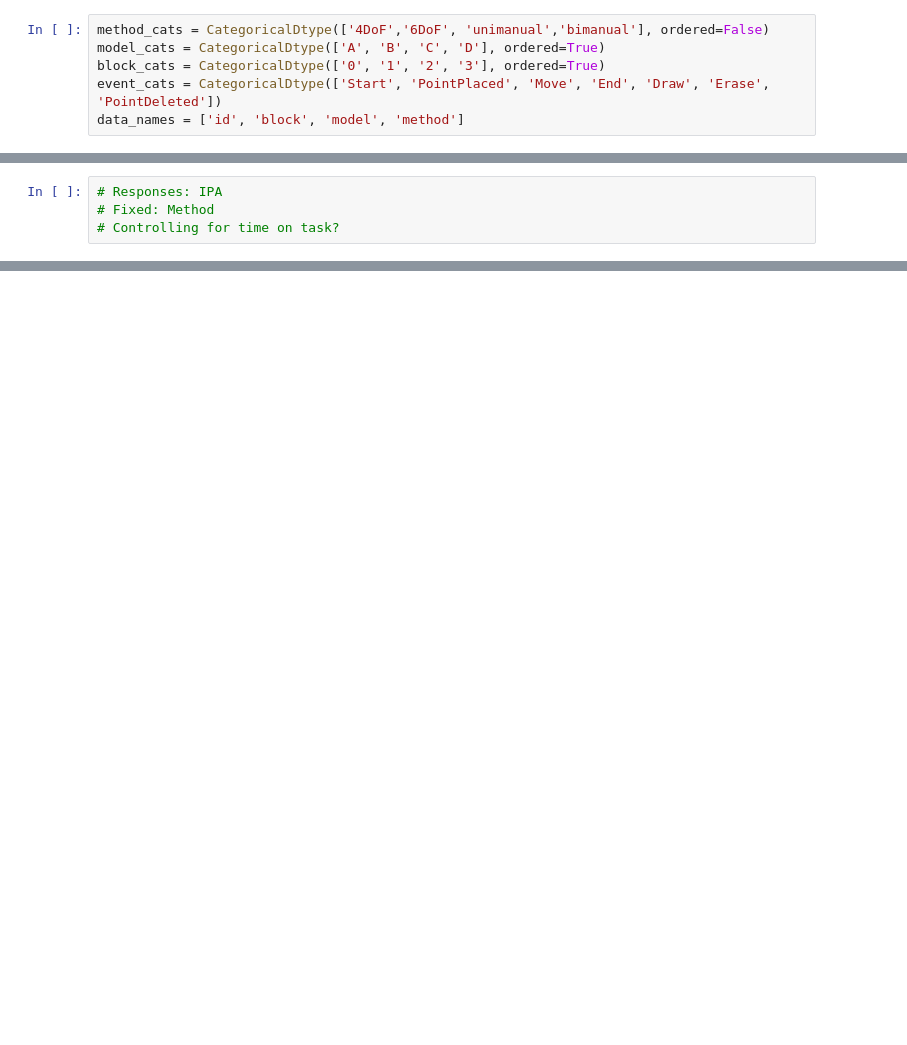
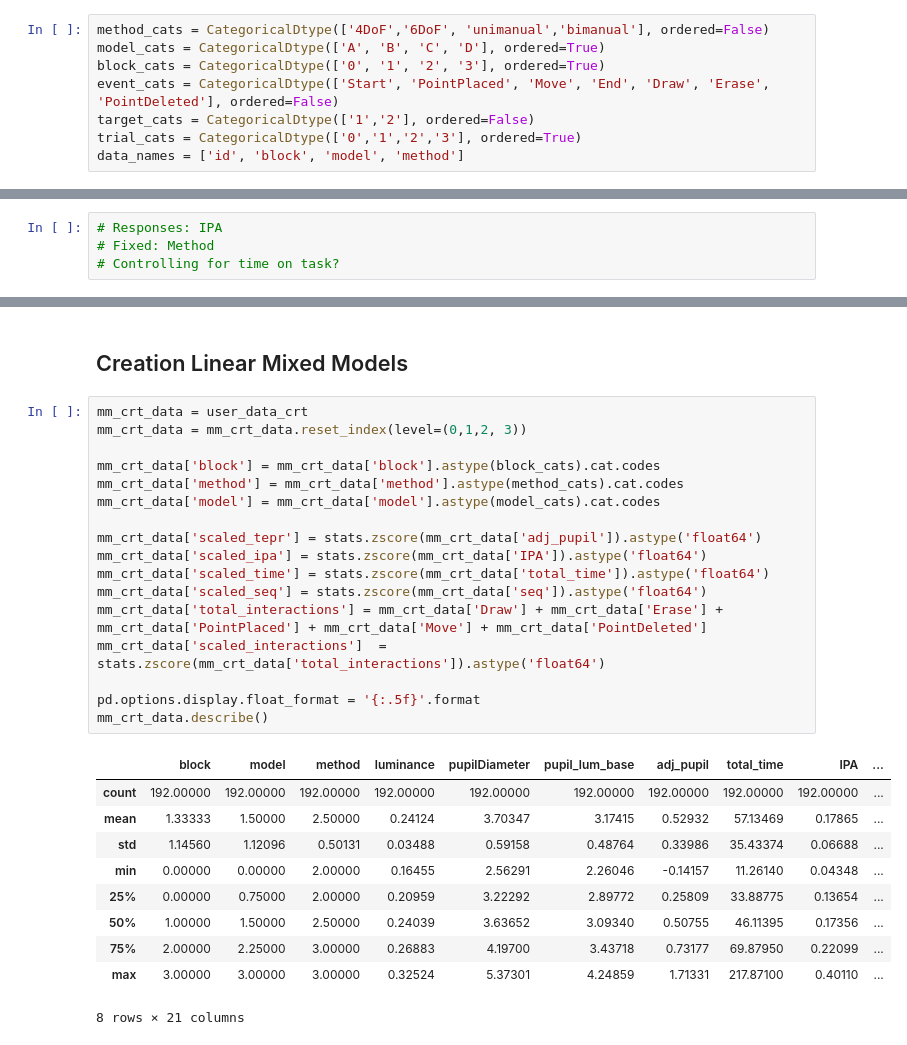
Before and after one commit to courtnicole/3d-path-cognition, a Jupyter notebook: mixedmodel.ipynb, the cells around one changed output, grey strips where cells are left out. Drawn from its saved outputs; the diff is of its cells as text; blank space fills up the shorter version.

```diff
--- a/mixedmodel.ipynb
+++ b/mixedmodel.ipynb
@@ -125,7 +127,9 @@ accom_time = pd.to_timedelta(0.5, unit='s')
 method_cats = CategoricalDtype(['4DoF','6DoF', 'unimanual','bimanual'], ordered=False)
 model_cats = CategoricalDtype(['A', 'B', 'C', 'D'], ordered=True)
 block_cats = CategoricalDtype(['0', '1', '2', '3'], ordered=True)
-event_cats = CategoricalDtype(['Start', 'PointPlaced', 'Move', 'End', 'Draw', 'Erase', 'PointDeleted'])
+event_cats = CategoricalDtype(['Start', 'PointPlaced', 'Move', 'End', 'Draw', 'Erase', 'PointDeleted'], ordered=False)
+target_cats = CategoricalDtype(['1','2'], ordered=False)
+trial_cats = CategoricalDtype(['0','1','2','3'], ordered=True)
 data_names = ['id', 'block', 'model', 'method']
 # %%
 def process_gaze_luminance_data(stream_df):
@@ -539,0 +810,30 @@ method Var          0.722    0.525
+# %% [markdown]
+## Creation Linear Mixed Models
+# %%
+mm_crt_data = user_data_crt
+mm_crt_data = mm_crt_data.reset_index(level=(0,1,2, 3))
+
+mm_crt_data['block'] = mm_crt_data['block'].astype(block_cats).cat.codes
+mm_crt_data['method'] = mm_crt_data['method'].astype(method_cats).cat.codes
+mm_crt_data['model'] = mm_crt_data['model'].astype(model_cats).cat.codes
+
+mm_crt_data['scaled_tepr'] = stats.zscore(mm_crt_data['adj_pupil']).astype('float64')
+mm_crt_data['scaled_ipa'] = stats.zscore(mm_crt_data['IPA']).astype('float64')
+mm_crt_data['scaled_time'] = stats.zscore(mm_crt_data['total_time']).astype('float64')
+mm_crt_data['scaled_seq'] = stats.zscore(mm_crt_data['seq']).astype('float64')
+mm_crt_data['total_interactions'] = mm_crt_data['Draw'] + mm_crt_data['Erase'] + mm_crt_data['PointPlaced'] + mm_crt_data['Move'] + mm_crt_data['PointDeleted']
+mm_crt_data['scaled_interactions']  = stats.zscore(mm_crt_data['total_interactions']).astype('float64')
+
+pd.options.display.float_format = '{:.5f}'.format
+mm_crt_data.describe()
+# %% [output]
+|  | block | model | method | luminance | pupilDiameter | pupil_lum_base | adj_pupil | total_time | IPA | ... |
+| count | 192.00000 | 192.00000 | 192.00000 | 192.00000 | 192.00000 | 192.00000 | 192.00000 | 192.00000 | 192.00000 | ... |
+| mean | 1.33333 | 1.50000 | 2.50000 | 0.24124 | 3.70347 | 3.17415 | 0.52932 | 57.13469 | 0.17865 | ... |
+| std | 1.14560 | 1.12096 | 0.50131 | 0.03488 | 0.59158 | 0.48764 | 0.33986 | 35.43374 | 0.06688 | ... |
+| min | 0.00000 | 0.00000 | 2.00000 | 0.16455 | 2.56291 | 2.26046 | -0.14157 | 11.26140 | 0.04348 | ... |
+| 25% | 0.00000 | 0.75000 | 2.00000 | 0.20959 | 3.22292 | 2.89772 | 0.25809 | 33.88775 | 0.13654 | ... |
+| 50% | 1.00000 | 1.50000 | 2.50000 | 0.24039 | 3.63652 | 3.09340 | 0.50755 | 46.11395 | 0.17356 | ... |
+| 75% | 2.00000 | 2.25000 | 3.00000 | 0.26883 | 4.19700 | 3.43718 | 0.73177 | 69.87950 | 0.22099 | ... |
+| max | 3.00000 | 3.00000 | 3.00000 | 0.32524 | 5.37301 | 4.24859 | 1.71331 | 217.87100 | 0.40110 | ... |
+8 rows × 21 columns
```
Also changed, not shown: parts of 18 cells of this notebook.
